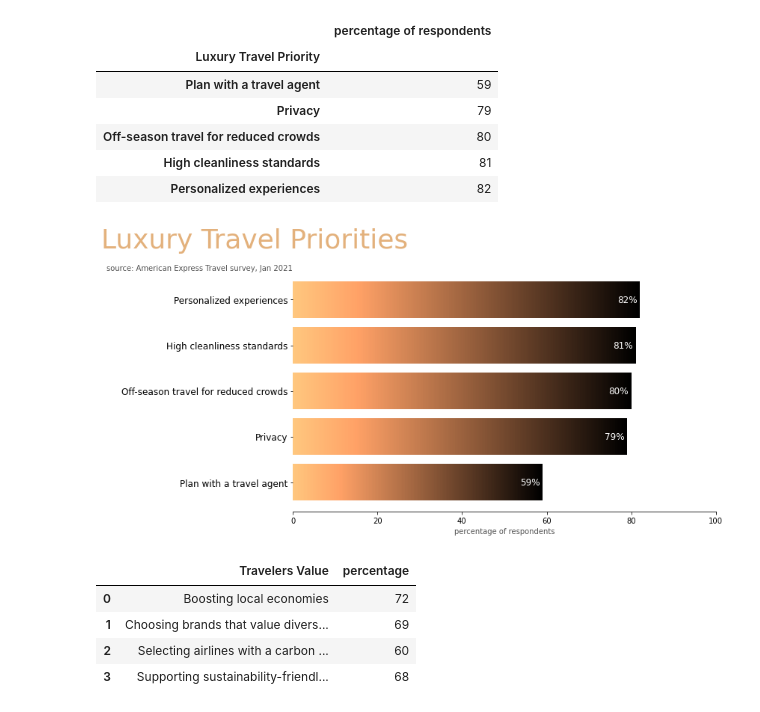
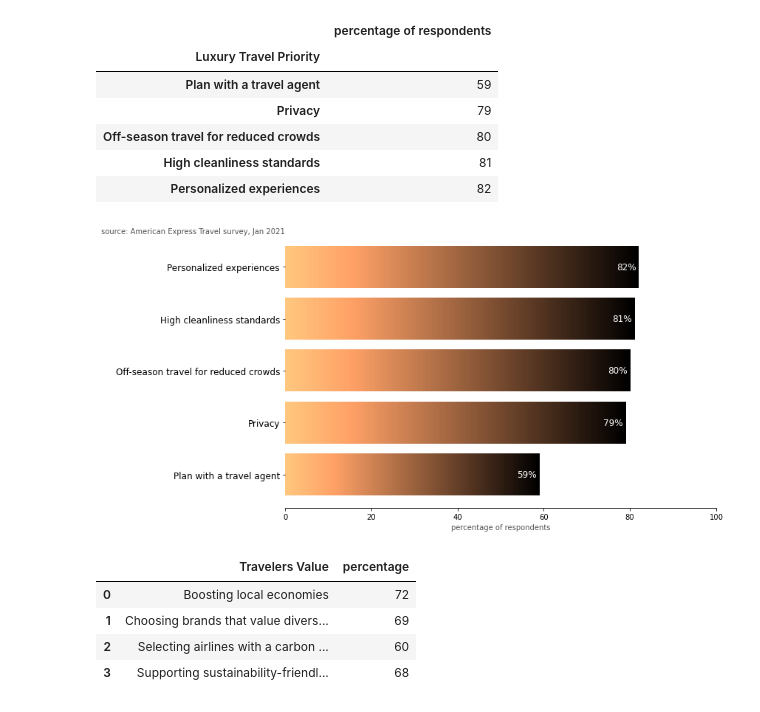
Before and after one commit to LeeProut/travel-trends, a Jupyter notebook: travel-trends.ipynb, the cells around one changed output. Saved outputs shown, nothing was run; the diff lists cells and outputs as text; code cells hidden in the pictures.

```diff
--- a/travel-trends.ipynb
+++ b/travel-trends.ipynb
@@ -57,9 +57,9 @@ ax.xaxis.set_major_formatter(mpl.ticker.StrMethodFormatter('{x:,.0f}'))
 ax.set(xlim=[0, 100])
 
 # Set title
-title = plt.title(lux_plot_title, pad=30, fontsize=title_size, fontname='Montserrat', color=title_color)
-title.set_position([-0.09, 1])
-plt.subplots_adjust(top=0.9, bottom=0.5, left=0.1)
+# title = plt.title(lux_plot_title, pad=30, fontsize=title_size, fontname='Montserrat', color=title_color)
+# title.set_position([-0.09, 1])
+# plt.subplots_adjust(top=0.9, bottom=0.5, left=0.1)
 
 # Adjust subplots
 #plt.subplots_adjust(top=1, bottom=0.1)
@@ -101,35 +101,35 @@ for rect in rects:
     # Use X value as label and format number with one decimal place
     label = '{:,.0f}%'.format(x_value)
 
     # Create annotation
     plt.annotate(
         label,                      # Use `label` as label
         (x_value, y_value),         # Place label at end of the bar
         xytext=(space, 0),          # Horizontally shift label by `space`
         textcoords='offset points', # Interpret `xytext` as offset in points
         va='center',                # Vertically center label
         ha=ha,                      # Horizontally align label differently for positive and negative values
         color = 'white',
         fontsize=12)            # Change label color to white
 
 # Set subtitle
 trans = ax.get_xaxis_transform() # x in data untis, y in axes fraction
 ann = ax.annotate(lux_subtitle, xy=(0,1), xycoords=trans, horizontalalignment='right', color='#525252')
 
 #style y-ticks
 plt.yticks(fontsize=12, fontname='Montserrat')
 
 #Set x-label
 ax.set_xlabel(lux_x_label, color='#525252')
 
 # sns.set(color=title_color)
 
 plt.tight_layout()
 
 # save fig
-plt.savefig("images/luxury.png")
+plt.savefig("images/luxury_sanstitle.png")
 # %% [output]
-[figure, old version]
+[figure, new version]
 # %%
 sus_df
 # %% [output]
```
Also changed, not shown: parts of 1 cell of this notebook, 2 other files.
